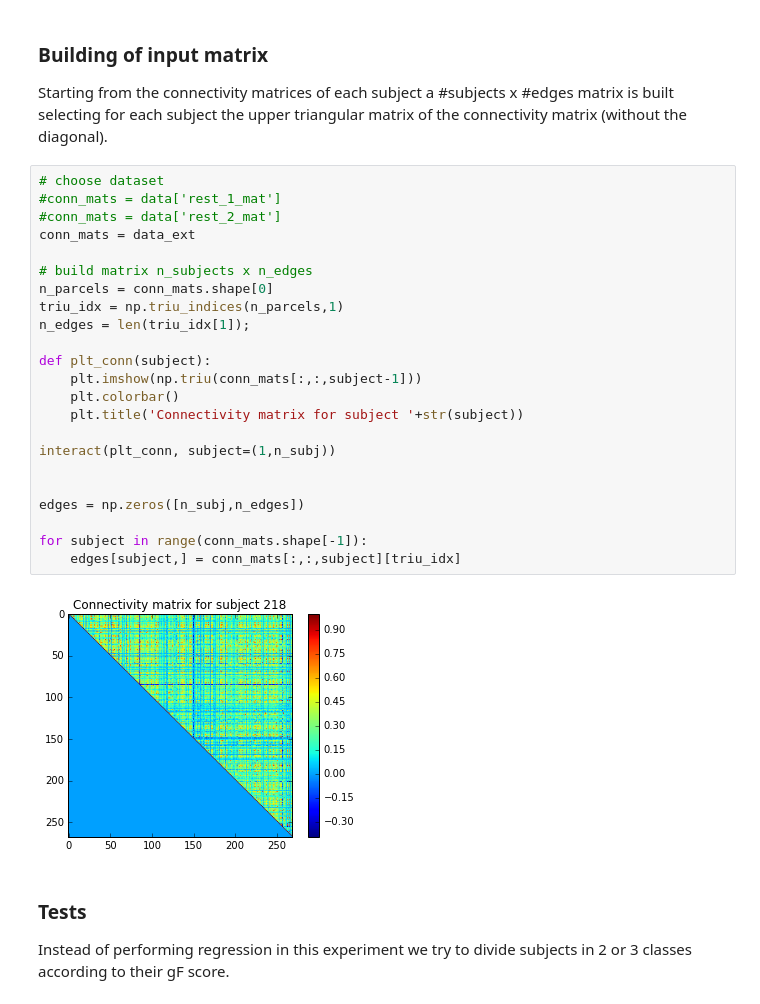
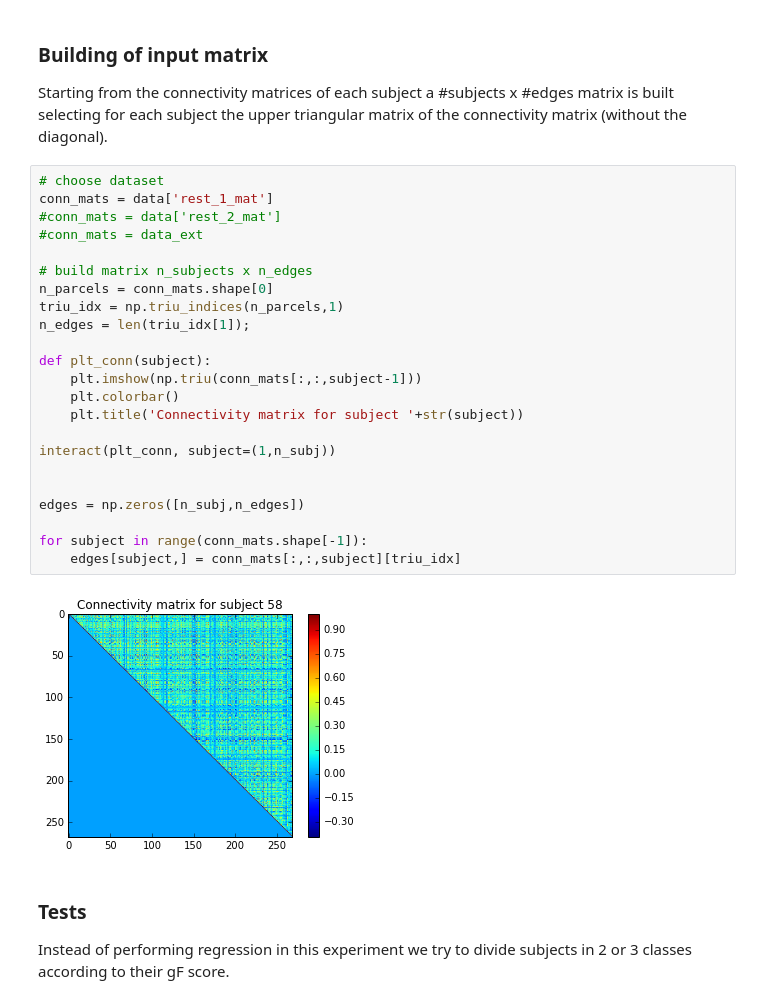
Before and after one commit to paola-g/iq_prediction, a Jupyter notebook: knn_class.ipynb, the cells around one changed output. Saved outputs shown, nothing was run; the diff lists cells and outputs as text.

```diff
--- a/knn_class.ipynb
+++ b/knn_class.ipynb
@@ -156,29 +156,29 @@ bins  = np.digitize(gF, [16, 20, 27])
 Starting from the connectivity matrices of each subject a #subjects x #edges matrix is built selecting for each subject the upper triangular matrix of the connectivity matrix (without the diagonal).
 # %%
 # choose dataset
-#conn_mats = data['rest_1_mat']
+conn_mats = data['rest_1_mat']
 #conn_mats = data['rest_2_mat']
-conn_mats = data_ext
+#conn_mats = data_ext
 
 # build matrix n_subjects x n_edges
 n_parcels = conn_mats.shape[0]
 triu_idx = np.triu_indices(n_parcels,1)
 n_edges = len(triu_idx[1]);
 
 def plt_conn(subject):
     plt.imshow(np.triu(conn_mats[:,:,subject-1]))
     plt.colorbar()
     plt.title('Connectivity matrix for subject '+str(subject))
 
 interact(plt_conn, subject=(1,n_subj))
 
 
 edges = np.zeros([n_subj,n_edges])
 
 for subject in range(conn_mats.shape[-1]):
     edges[subject,] = conn_mats[:,:,subject][triu_idx]
 # %% [output]
-[figure, old version]
+[figure, new version]
 # %% [markdown]
 ### Tests
 Instead of performing regression in this experiment we try to divide subjects in 2 or 3 classes according to their gF score.
```
Also changed, not shown: parts of 19 cells of this notebook, 6 other files.
